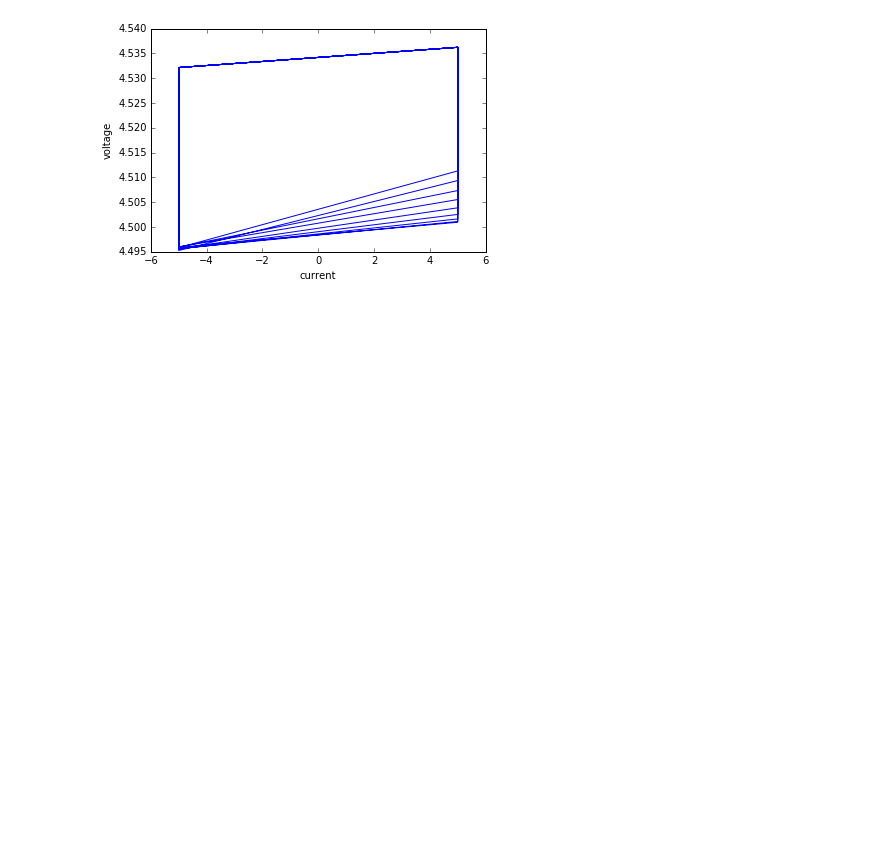
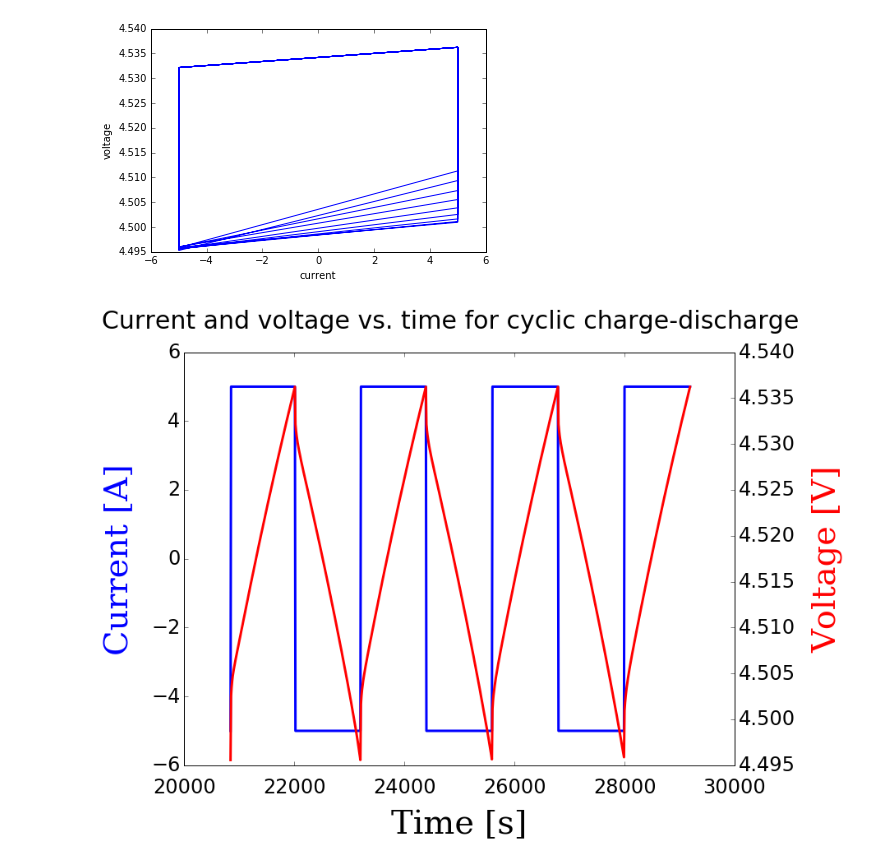
Before and after one commit to iSchomer/Dualfoil_Storage_Device, a Jupyter notebook: output_visuals/cyclic_charge_discharge.ipynb, the cells around one changed output. Saved outputs shown, nothing was run; the diff lists cells and outputs as text; code cells hidden in the pictures; blank space fills up the shorter version.

```diff
--- a/output_visuals/cyclic_charge_discharge.ipynb
+++ b/output_visuals/cyclic_charge_discharge.ipynb
@@ -109,3 +111,38 @@ ax.plot(x, y)
 # %% [output]
 [<matplotlib.lines.Line2D at 0x...>]
 [figure]
+# %%
+# get each dumped data and then plot it
+dumped_data = load(open('data_dumps/stacked_c_dc6.dat', 'rb'))
+
+# close to one cycle
+cycle = int(len(dumped_data['time']) / 15) + 15
+
+host = plt.subplot(111)
+guest = host.twinx()
+fig = host.get_figure()
+fig.set_size_inches(12, 9)
+fig.suptitle('Current and voltage vs. time for cyclic charge-discharge',
+             fontsize=30, fontname='sans-serif')
+host.set_xlabel('Time [s]', fontsize=40, fontname='serif', labelpad=15)
+host.set_ylabel('Current [A]', fontsize=40, fontname='serif',
+                labelpad=20, color='blue')
+guest.set_ylabel('Voltage [V]', fontsize=40, fontname='serif',
+                 labelpad=20, color='red')
+
+axes = [host, guest]
+cm = ['b', 'r']
+for i in range (0, 2):
+    axes[i].get_xaxis().set_tick_params(labelsize=24, length=5, pad=15)
+    axes[i].get_yaxis().set_tick_params(labelsize=24, length=5, pad=5)
+    # print only last cycle
+    x = dumped_data['time'][-4*cycle:]
+    if i == 0:
+        key = 'current'
+    else:
+        key = 'voltage'
+    y = dumped_data[key][-4*cycle:]
+
+    axes[i].plot(x, y, cm[i], lw=3)
+# %% [output]
+[figure, added]
```
Also changed, not shown: parts of 1 cell of this notebook, 1 other file.
